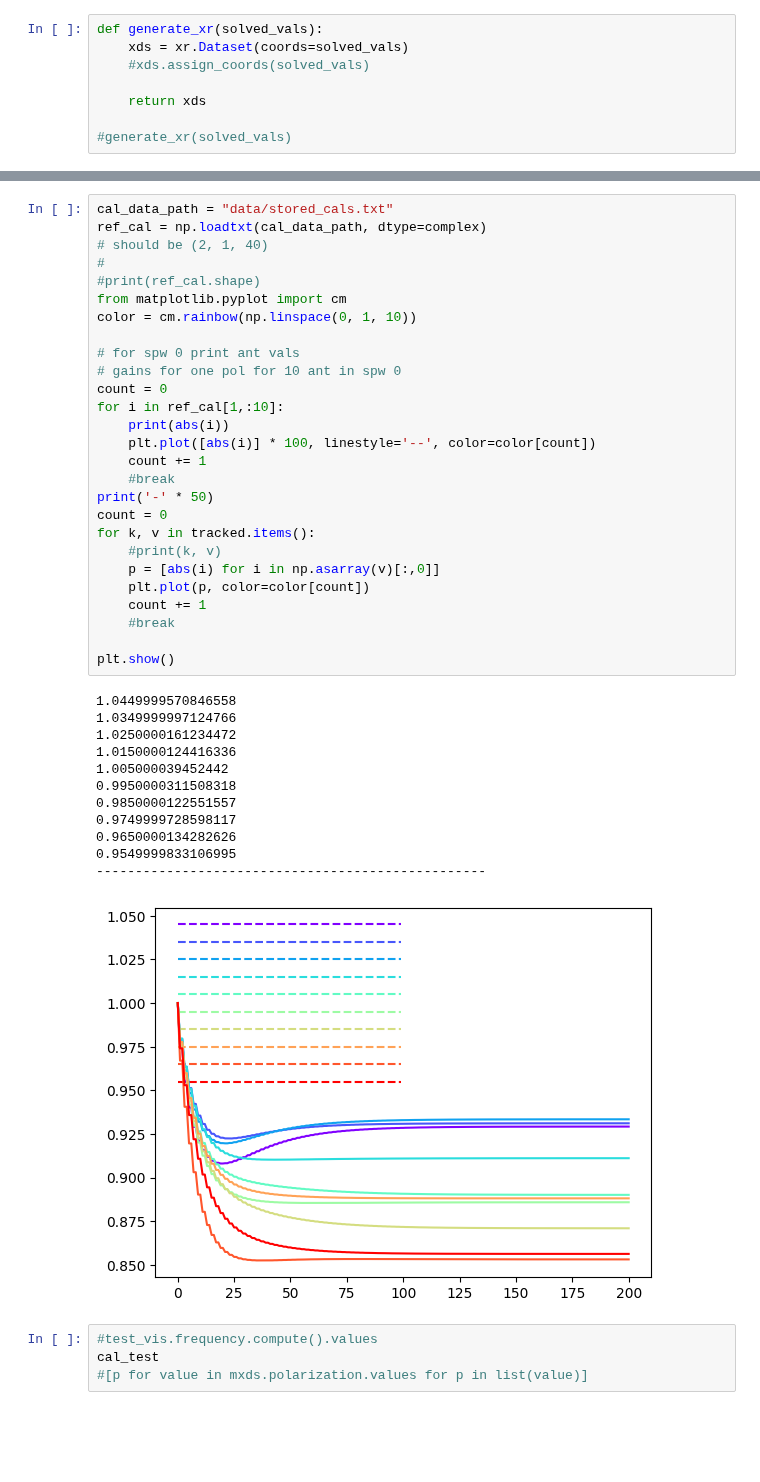
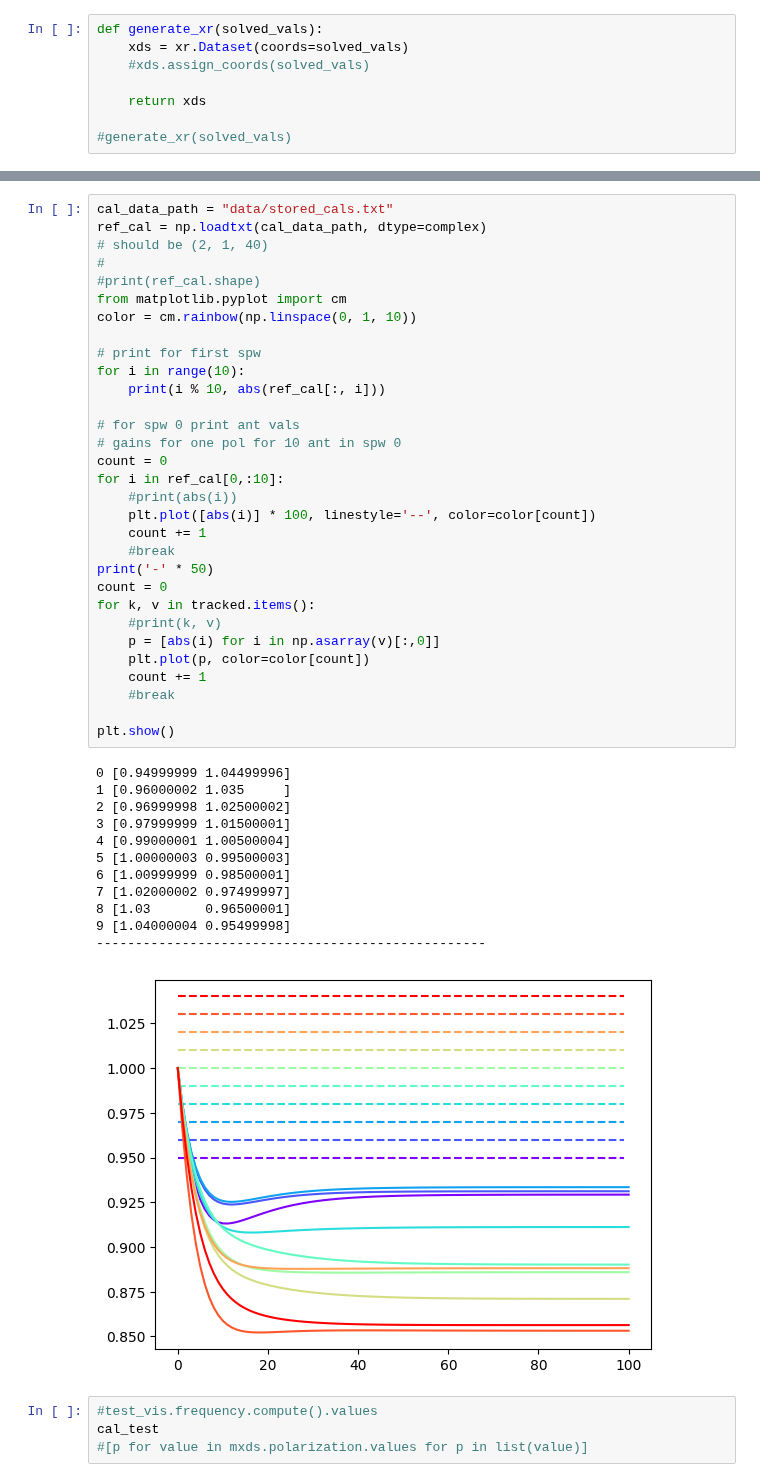
Before and after one commit to casangi/calviper, a Jupyter notebook: ingesting_data.ipynb, the cells around one changed output, grey strips where cells are left out. Saved outputs shown, nothing was run; the diff lists cells and outputs as text; blank space fills up the shorter version.

```diff
--- a/ingesting_data.ipynb
+++ b/ingesting_data.ipynb
@@ -322,43 +332,47 @@ DA50_A108 [0.85632948 0.78249436]
 # %%
 cal_data_path = "data/stored_cals.txt"
 ref_cal = np.loadtxt(cal_data_path, dtype=complex)
 # should be (2, 1, 40)
 #
 #print(ref_cal.shape)
 from matplotlib.pyplot import cm
 color = cm.rainbow(np.linspace(0, 1, 10))
 
+# print for first spw
+for i in range(10):
+    print(i % 10, abs(ref_cal[:, i]))
+
 # for spw 0 print ant vals
 # gains for one pol for 10 ant in spw 0
 count = 0
-for i in ref_cal[1,:10]:
-    print(abs(i))
+for i in ref_cal[0,:10]:
+    #print(abs(i))
     plt.plot([abs(i)] * 100, linestyle='--', color=color[count])
     count += 1
     #break
 print('-' * 50)
 count = 0
 for k, v in tracked.items():
     #print(k, v)
     p = [abs(i) for i in np.asarray(v)[:,0]]
     plt.plot(p, color=color[count])
     count += 1
     #break
 
 plt.show()
 # %% [output]
-1.0449999570846558
-1.0349999997124766
-1.0250000161234472
-1.0150000124416336
-1.005000039452442
-0.9950000311508318
-0.9850000122551557
-0.9749999728598117
-0.9650000134282626
-0.9549999833106995
+0 [0.94999999 1.04499996]
+1 [0.96000002 1.035     ]
+2 [0.96999998 1.02500002]
+3 [0.97999999 1.01500001]
+4 [0.99000001 1.00500004]
+5 [1.00000003 0.99500003]
+6 [1.00999999 0.98500001]
+7 [1.02000002 0.97499997]
+8 [1.03       0.96500001]
+9 [1.04000004 0.95499998]
 --------------------------------------------------
-[figure, old version]
+[figure, new version]
 # %%
 #test_vis.frequency.compute().values
 cal_test
```
Also changed, not shown: parts of 6 cells of this notebook, 1 other file.
